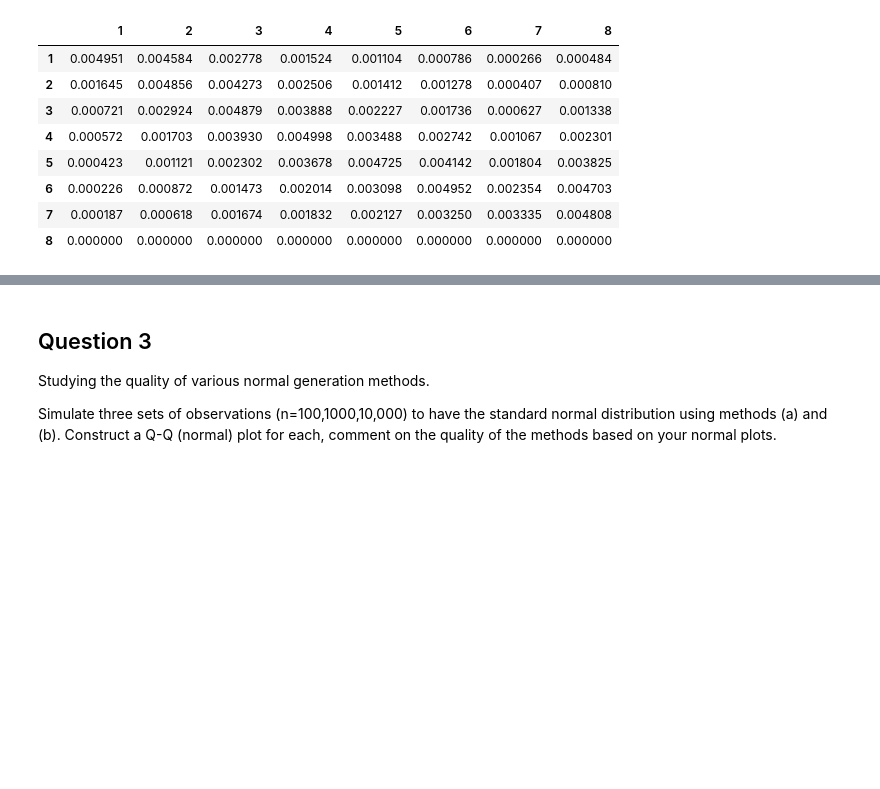
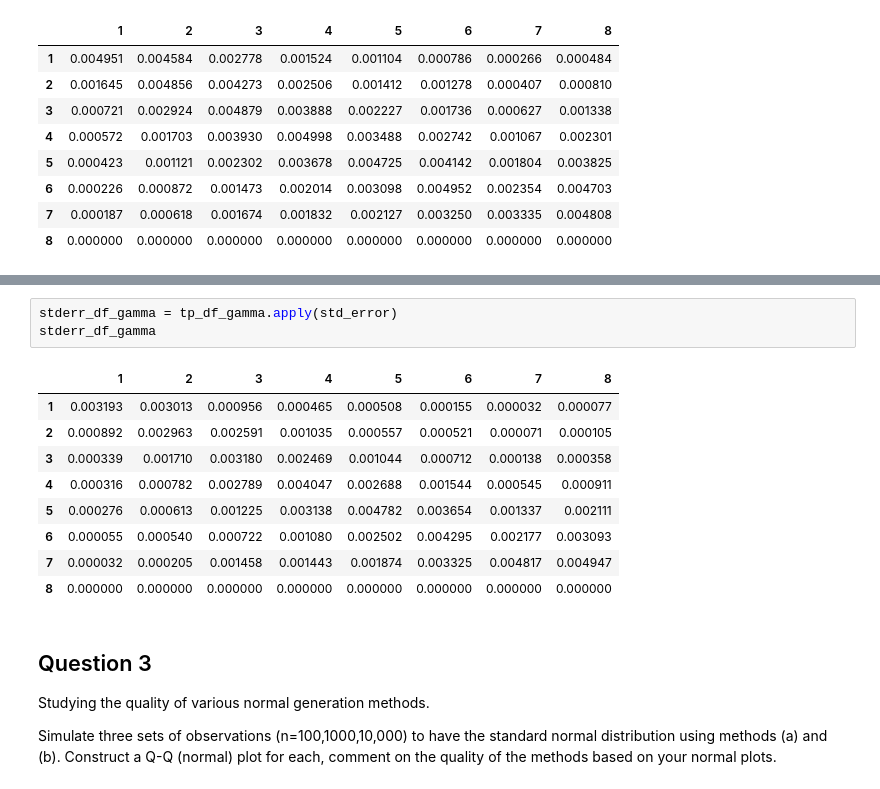
Before and after one commit to giebasjo/Simulations, a Jupyter notebook: hw1/jgiebas_HW1.ipynb, the cells around one changed output, grey strips where cells are left out. Drawn from its saved outputs; the diff is of its cells as text; blank space fills up the shorter version.

```diff
--- a/hw1/jgiebas_HW1.ipynb
+++ b/hw1/jgiebas_HW1.ipynb
@@ -327,3 +442,16 @@ stderr_df
+# %%
+stderr_df_gamma = tp_df_gamma.apply(std_error)
+stderr_df_gamma
+# %% [output]
+|  | 1 | 2 | 3 | 4 | 5 | 6 | 7 | 8 |
+| 1 | 0.003193 | 0.003013 | 0.000956 | 0.000465 | 0.000508 | 0.000155 | 0.000032 | 0.000077 |
+| 2 | 0.000892 | 0.002963 | 0.002591 | 0.001035 | 0.000557 | 0.000521 | 0.000071 | 0.000105 |
+| 3 | 0.000339 | 0.001710 | 0.003180 | 0.002469 | 0.001044 | 0.000712 | 0.000138 | 0.000358 |
+| 4 | 0.000316 | 0.000782 | 0.002789 | 0.004047 | 0.002688 | 0.001544 | 0.000545 | 0.000911 |
+| 5 | 0.000276 | 0.000613 | 0.001225 | 0.003138 | 0.004782 | 0.003654 | 0.001337 | 0.002111 |
+| 6 | 0.000055 | 0.000540 | 0.000722 | 0.001080 | 0.002502 | 0.004295 | 0.002177 | 0.003093 |
+| 7 | 0.000032 | 0.000205 | 0.001458 | 0.001443 | 0.001874 | 0.003325 | 0.004817 | 0.004947 |
+| 8 | 0.000000 | 0.000000 | 0.000000 | 0.000000 | 0.000000 | 0.000000 | 0.000000 | 0.000000 |
 # %% [markdown]
 ## Question 3
 Studying the quality of various normal generation methods. <br>
```
Also changed, not shown: parts of 5 cells of this notebook.
